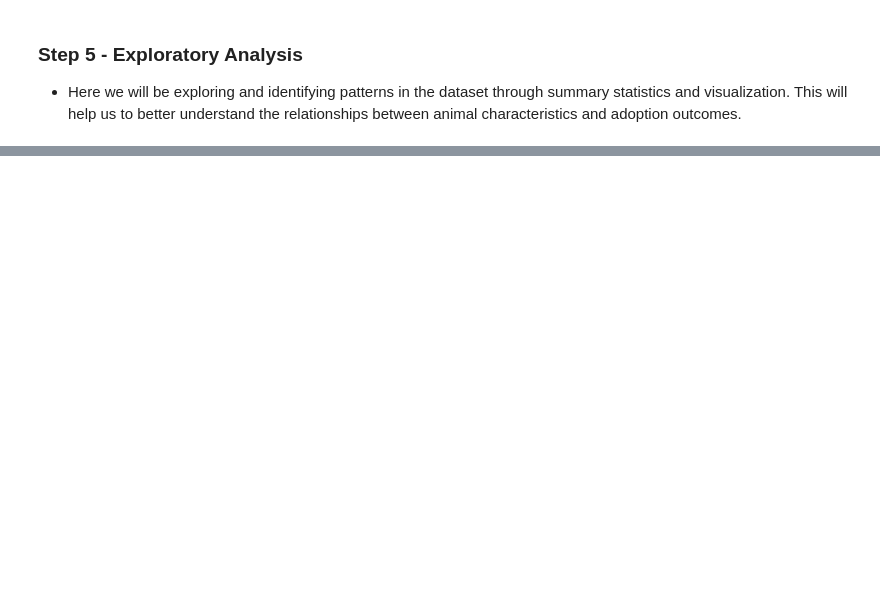
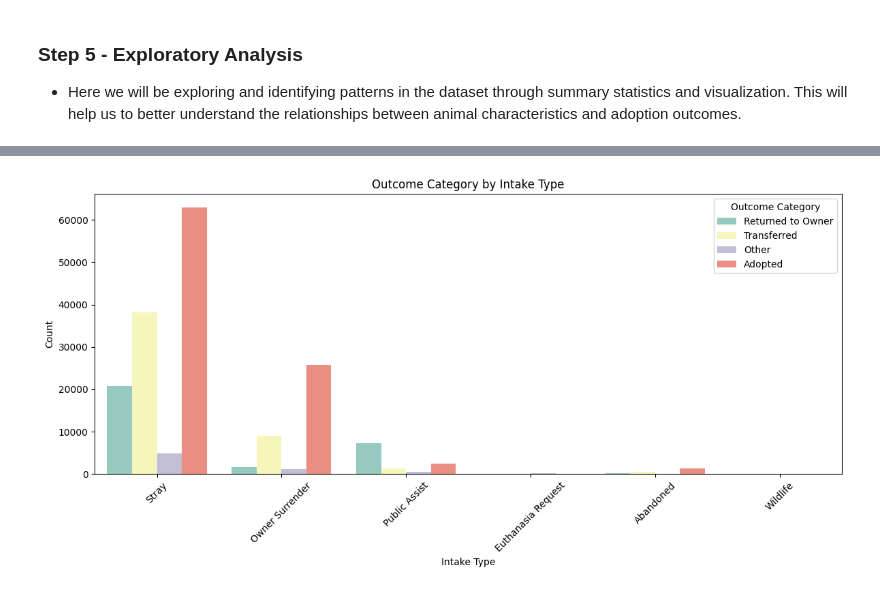
Before and after one commit to hstuken-oss/capstone-predicting-adoption-outcomes, a Jupyter notebook: capstone.ipynb, the cells around one changed output, grey strips where cells are left out. Cells and saved outputs as stored; diff of their text form; code cells hidden in the pictures; blank space fills up the shorter version.

```diff
--- a/capstone.ipynb
+++ b/capstone.ipynb
@@ -361,0 +454,13 @@ SyntaxError: invalid syntax (1150686132.py, line 9)
+# %%
+#outcome by intake type visual
+plt.figure(figsize=(12, 6))
+sns.countplot(data=df, x='Intake Type', hue='Outcome Category', palette='Set3')
+plt.title('Outcome Category by Intake Type')
+plt.xlabel('Intake Type')
+plt.ylabel('Count')
+plt.xticks(rotation=45)
+plt.legend(title='Outcome Category')
+plt.tight_layout()
+plt.show()
+# %% [output]
+[figure, added]
```
Also changed, not shown: parts of 17 cells of this notebook.
